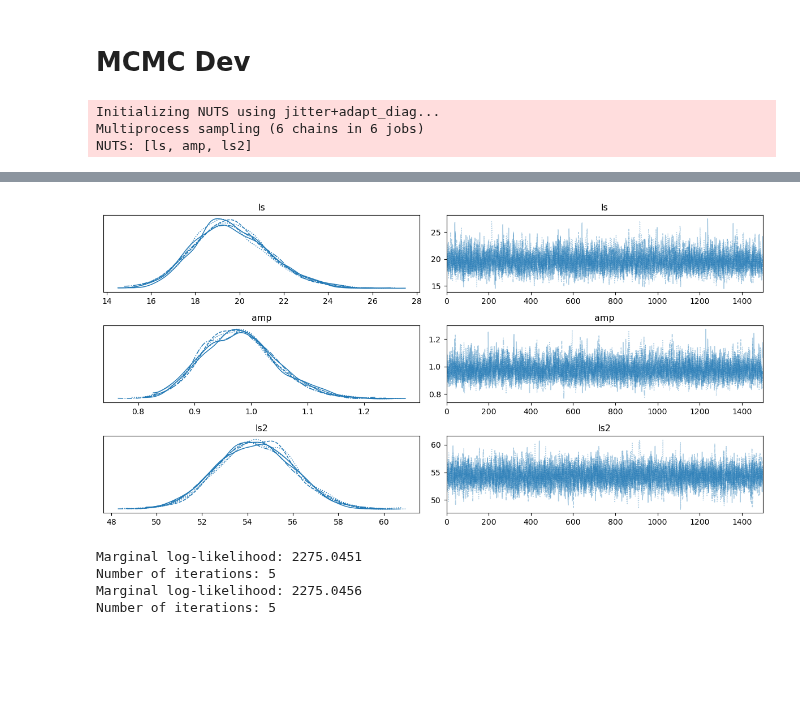
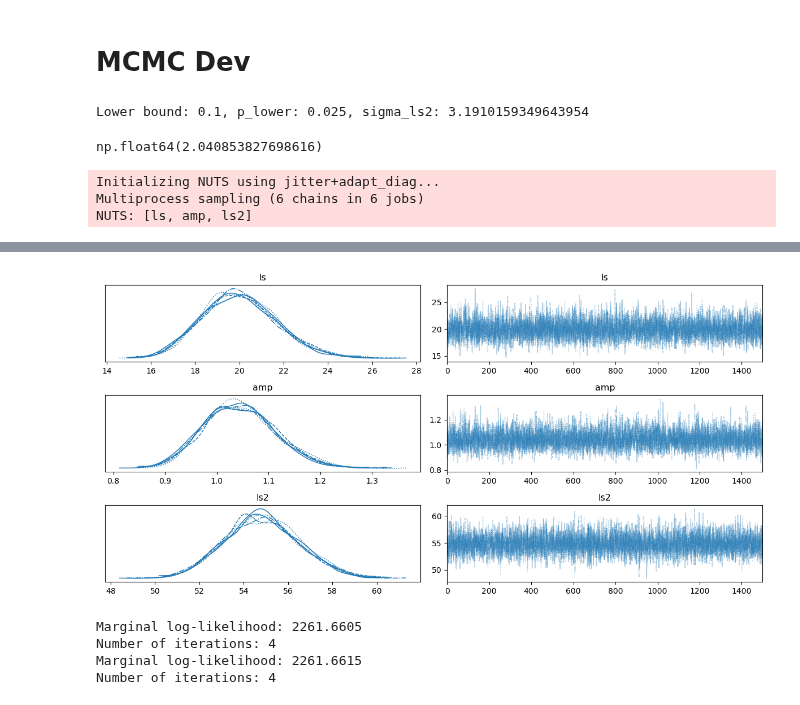
Before and after one commit to TristanSones-Dykes/GPCell, a Jupyter notebook: scripts/MCMC.ipynb, the cells around one changed output, grey strips where cells are left out. Saved outputs shown, nothing was run; the diff lists cells and outputs as text; code cells hidden in the pictures; blank space fills up the shorter version.

```diff
--- a/scripts/MCMC.ipynb
+++ b/scripts/MCMC.ipynb
@@ -59,7 +59,7 @@ import warnings
 # setup
 par1 = np.array([300, 1, 0.07, 0.07, 1, 1, 0], dtype=np.float64)
 par2 = np.array([100, 3, 0.03, 0.03, 1, 1, 18], dtype=np.float64)
-n_cells = 500  # total replicates used in the simulation
+n_cells = 50  # total replicates used in the simulation
 t_final_vals = [1500, 600]  # 25/10 hours
 noise_vals = [np.sqrt(x) for x in [0.1, 0.5]]
 
@@ -418,6 +418,31 @@ print("Bayes Factor (ouosc vs ou):", BF_array)
 # # calculate logZ
 # marg_llk = Marginal_llk(idata, model=gp_model, logp=None, maxiter=1000)
 # print("Marginal log-likelihood:", marg_llk["logml"])
+# %%
+from scipy.special import erfinv
+import numpy as np
+
+bounds = {"ls": (0.1, 2.0), "amp": (0.1, 2.0), "ls2": (0.1, 4.0)}
+# match the *lower* quantile a=0.1 to p=0.025 of a HalfNormal:
+a, _ = bounds["ls2"]
+p_lower = 0.025
+sigma_ls2 = a / (np.sqrt(2) * erfinv(p_lower))
+
+print(f"Lower bound: {a}, p_lower: {p_lower}, sigma_ls2: {sigma_ls2}")
+# %% [output]
+Lower bound: 0.1, p_lower: 0.025, sigma_ls2: 3.1910159349643954
+# %%
+from scipy.special import erfinv
+
+# assume bounds["ls2"] = (lower, upper)
+_, b = bounds["ls2"]
+p_upper = 0.95
+
+# Solve erf(b/(σ√2)) = 0.95  =>  σ = b / (√2 * erfinv(0.95))
+sigma_ls2 = b / (np.sqrt(2) * erfinv(p_upper))
+sigma_ls2
+# %% [output]
+np.float64(2.040853827698616)
 # %%
 from scipy.special import erfinv
 
@@ -468,12 +493,23 @@ def fit_model(
 
         cov = amp**2 * ExpQuad(1, ls=ls)
         if use_ls2:
-            # match the *lower* quantile a=0.1 to p=0.025 of a HalfNormal:
-            a, _ = bounds["ls2"]
-            p_lower = 0.025
-            sigma_ls2 = a / (np.sqrt(2) * erfinv(p_lower))
-            # now a HalfNormal that has ~2.5% mass below 0.1
+            # # match the *lower* quantile a=0.1 to p=0.025 of a HalfNormal:
+            # a, _ = bounds["ls2"]
+            # p_lower = 0.025
+            # sigma_ls2 = a / (np.sqrt(2) * erfinv(p_lower))
+            # # now a HalfNormal that has ~2.5% mass below 0.1
+            # ls2 = pm.HalfNormal("ls2", sigma=sigma_ls2, default_transform=None)
+
+            # match 95% <= ls2
+            # assume bounds["ls2"] = (lower, upper)
+            _, b = bounds["ls2"]
+            p_upper = 0.95
+
+            # Solve erf(b/(σ√2)) = 0.95  =>  σ = b / (√2 * erfinv(0.95))
+            sigma_ls2 = b / (np.sqrt(2) * erfinv(p_upper))
+
             ls2 = pm.HalfNormal("ls2", sigma=sigma_ls2, default_transform=None)
+
             # ls2 = pm.Uniform(
             #     "ls2",
             #     lower=bounds["ls2"][0],
@@ -525,4 +561,4 @@ Sampling 6 chains for 2_000 tune and 1_500 draw iterations (12_000 + 9_000 draws
-[figure, old version]
+[figure, new version]
 # %%
 from scipy.optimize import fixed_point
 
@@ -698,10 +734,10 @@ marg_llk = bridge_sampler(idata, model=gp_model, maxiter=1000, scipy_fixed_point
 print(f"Marginal log-likelihood: {marg_llk['logml']:.4f}")
 print(f"Number of iterations: {marg_llk['niter']}")
 # %% [output]
-Marginal log-likelihood: 2275.0451
-Number of iterations: 5
-Marginal log-likelihood: 2275.0456
-Number of iterations: 5
+Marginal log-likelihood: 2261.6605
+Number of iterations: 4
+Marginal log-likelihood: 2261.6615
+Number of iterations: 4
 # %%
 # fit model for all cells
 ou_data_list, ou_model_list = [], []
```
Also changed, not shown: parts of 4 cells of this notebook, 4 other files.
